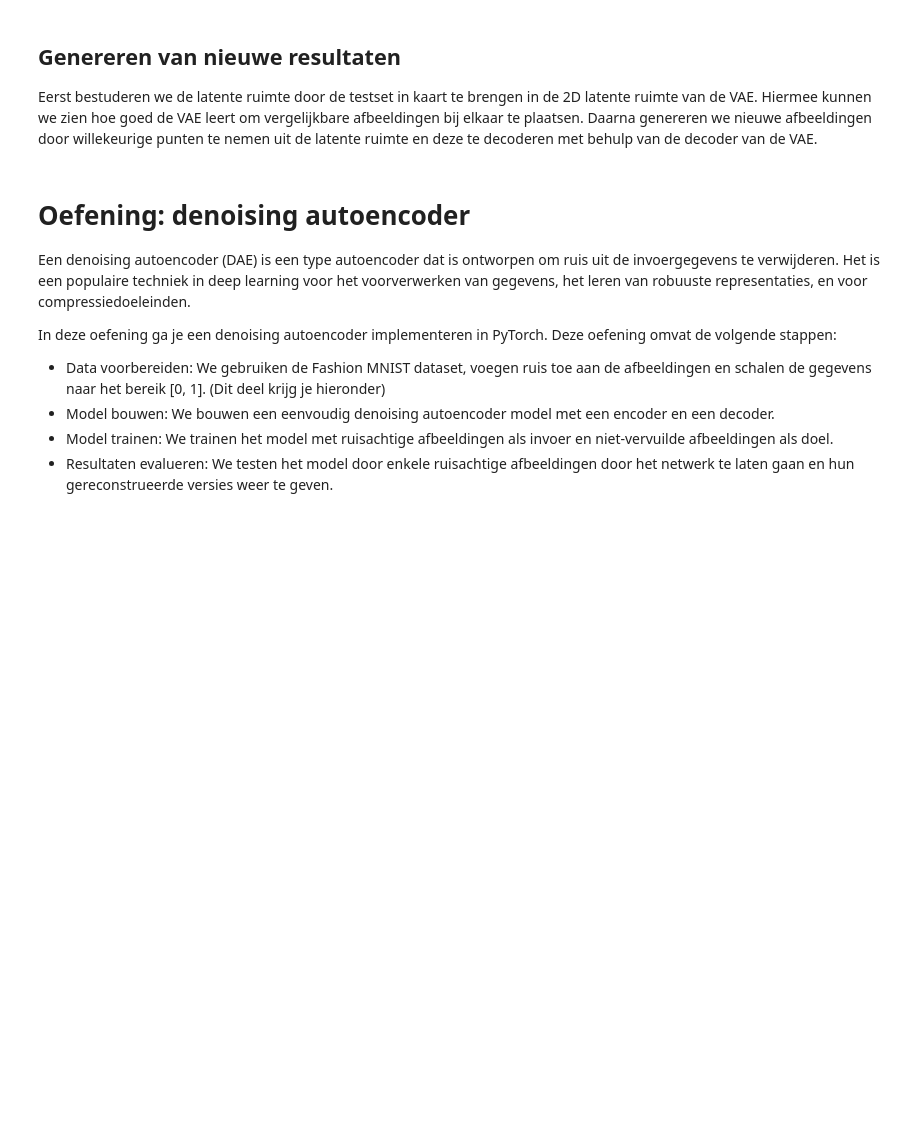
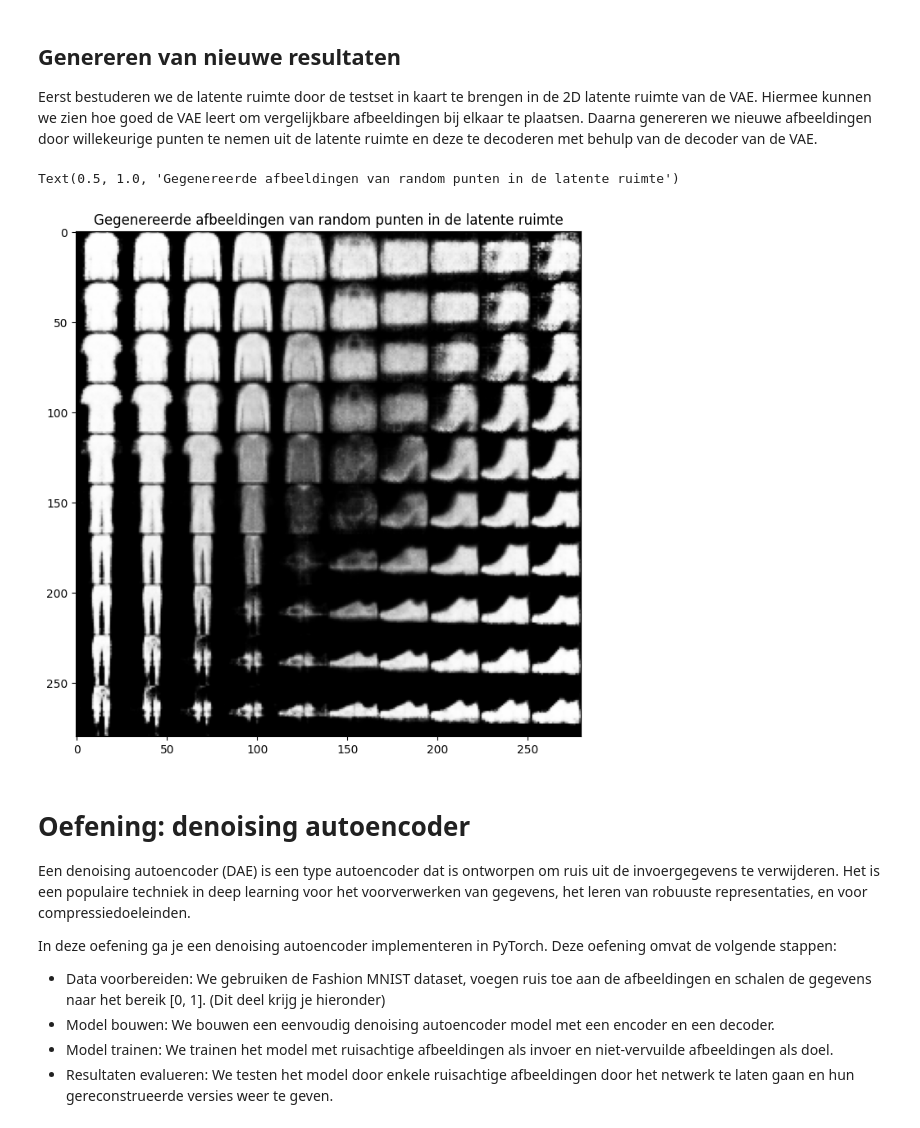
Before and after one commit to OdiseeMachineLearning2526/Leerstof-groep-1, a Jupyter notebook: Week_07/01_Autoencoder.ipynb, the cells around one changed output. Saved outputs shown, nothing was run; the diff lists cells and outputs as text; code cells hidden in the pictures; blank space fills up the shorter version.

```diff
--- a/Week_07/01_Autoencoder.ipynb
+++ b/Week_07/01_Autoencoder.ipynb
@@ -53,3 +155,21 @@ en de KL-divergentie. We gebruiken de Adam optimizer voor het bijwerken van de g
 
 In deze cel trainen we het VAE-model met de trainingsgegevens.
 Voor elke epoch voeren we een forward pass, berekenen we het verlies, en voeren we een backward pass uit om de gewichten bij te werken.
+# %%
+num_epochs = 10
+
+model.train()
+for epoch in range(num_epochs):
+    running_loss = 0
+    for images, _ in train_loader:
+        images = images.to(device)
+
+        optimizer.zero_grad()
+        images2, mu, logvar = model(images)
+        loss = vae_loss(images2, images, mu, logvar)
+        loss.backward()
+        optimizer.step()
+
+        running_loss += loss.item()
+
+    print(f"Epoch {epoch}/{num_epochs}, loss: {running_loss/len(train_loader)}")
@@ -59,6 +190,30 @@ Voor elke epoch voeren we een forward pass, berekenen we het verlies, en voeren
 Eerst bestuderen we de latente ruimte door de testset in kaart te brengen in de 2D latente ruimte van de VAE. Hiermee kunnen we zien hoe goed de VAE leert om vergelijkbare afbeeldingen bij elkaar te plaatsen.
 Daarna genereren we nieuwe afbeeldingen door willekeurige punten te nemen uit de latente ruimte
 en deze te decoderen met behulp van de decoder van de VAE.
+# %%
+# Genereer nieuwe afbeeldingen van random punten in de latente ruimte
+n = 10  # Aantal afbeeldingen per rij/kolom
+figure = np.zeros((28 * n, 28 * n))
+
+# Uniform verdeeld random punten in de latente ruimte
+grid_x = np.linspace(-3, 3, n)
+grid_y = np.linspace(-3, 3, n)
+
+model.eval()
+with torch.no_grad():
+    for i, yi in enumerate(grid_y):
+        for j, xi in enumerate(grid_x):
+            z_sample = torch.tensor([[xi, yi]], dtype=torch.float32).to(device)
+            x_decoded = model.decode(z_sample).cpu().numpy()
+            digit = x_decoded[0].reshape(28, 28)
+            figure[i * 28: (i + 1) * 28, j * 28: (j + 1) * 28] = digit
+
+plt.figure(figsize=(8, 8))
+plt.imshow(figure, cmap='Greys_r')
+plt.title("Gegenereerde afbeeldingen van random punten in de latente ruimte")
+# %% [output]
+Text(0.5, 1.0, 'Gegenereerde afbeeldingen van random punten in de latente ruimte')
+[figure, added]
 # %% [markdown]
 # Oefening: denoising autoencoder
 
```
Also changed, not shown: parts of 5 cells of this notebook.
